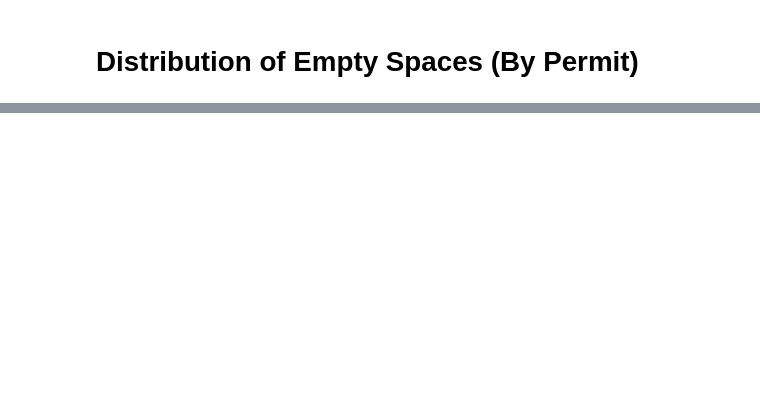
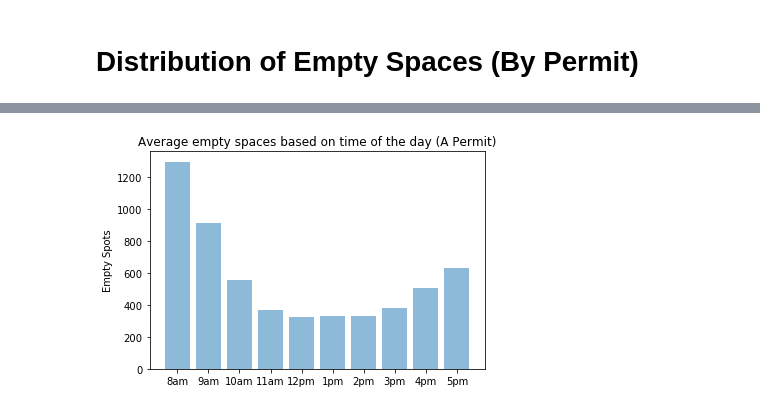
Before and after one commit to Maguilar43/ECE143_FinalProject, a Jupyter notebook: codes/Group18_Visualizations.ipynb, the cells around one changed output, grey strips where cells are left out. Drawn from its saved outputs; the diff is of its cells as text; code cells hidden in the pictures; blank space fills up the shorter version.

```diff
--- a/codes/Group18_Visualizations.ipynb
+++ b/codes/Group18_Visualizations.ipynb
@@ -119,0 +136,13 @@ plt.show()
+# %%
+Times = ('8am', '9am', '10am', '11am', '12pm', '1pm', '2pm', '3pm', '4pm', '5pm')
+y_pos = np.arange(len(Times))
+performance = [1297.5833333333333,911.8666666666667,553.3333333333334,365.73333333333335,323.43333333333334,329.15,328.8666666666667,383.3,509.26666666666665,630.5]
+
+plt.bar(y_pos, performance, align='center', alpha=0.5)
+plt.xticks(y_pos, Times)
+plt.ylabel('Empty Spots')
+plt.title('Average empty spaces based on time of the day (A Permit)')
+
+plt.show()
+# %% [output]
+[figure, added]
```
Also changed, not shown: parts of 7 cells of this notebook.
